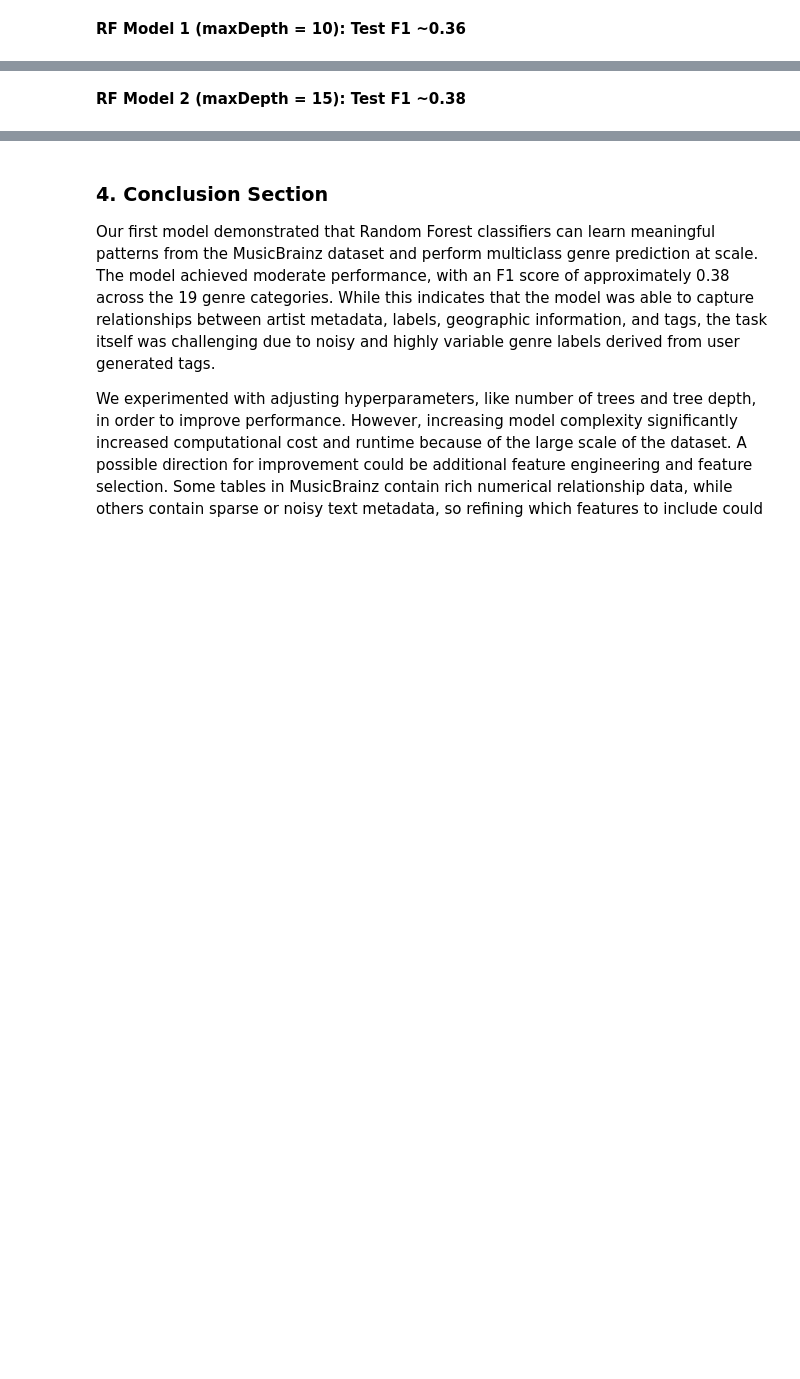
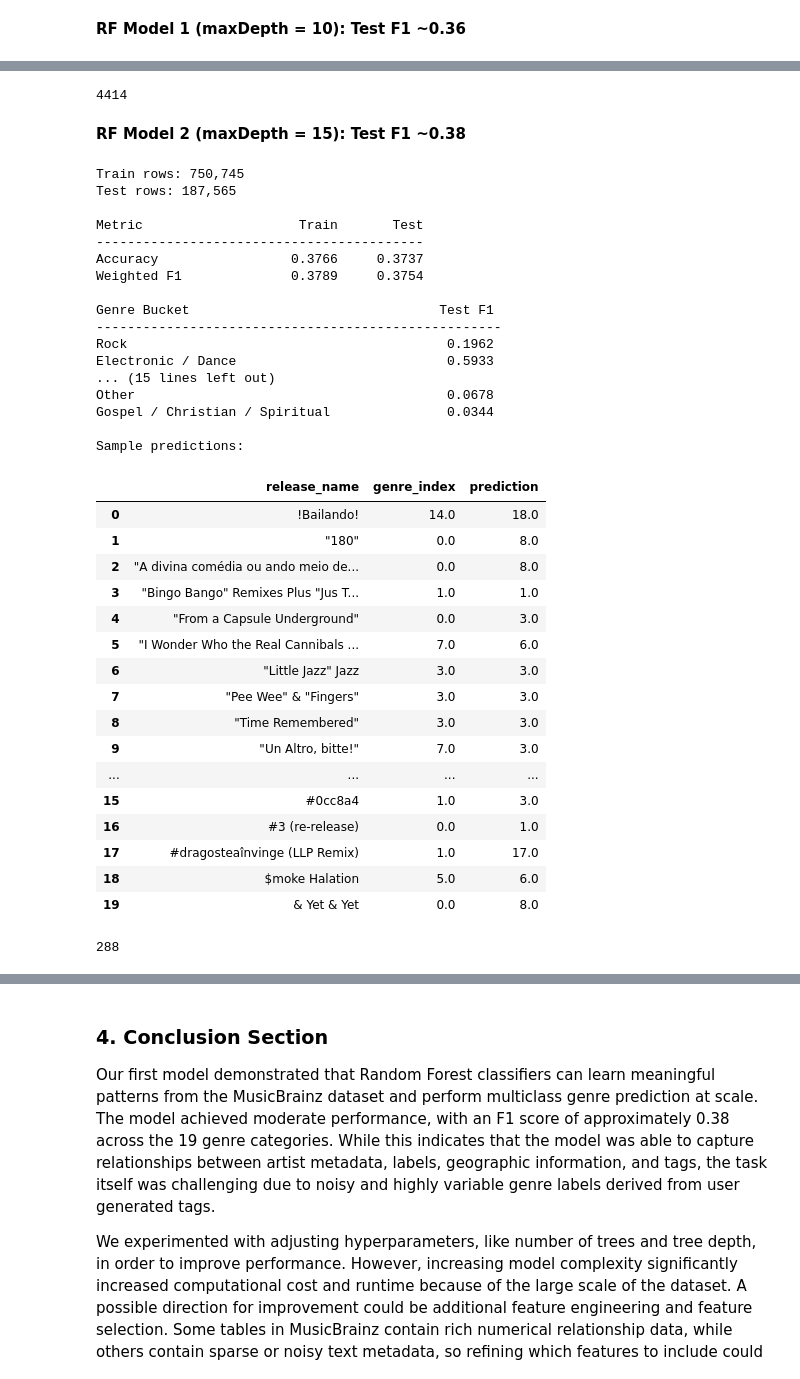
Before and after one commit to rowheaton/ragus-wheaton-iribe-232, a Jupyter notebook: musicbrainz_v3.ipynb, the cells around one changed output, grey strips where cells are left out. Drawn from its saved outputs; the diff is of its cells as text; code cells hidden in the pictures; blank space fills up the shorter version.

```diff
--- a/musicbrainz_v3.ipynb
+++ b/musicbrainz_v3.ipynb
@@ -25,8 +27,8 @@ from pyspark.ml.evaluation import MulticlassClassificationEvaluator
 
 Calculated executer memory is ~17.7GB but we reduced it to 16 GB and allocated 2 GB memory overhead per executor to prevent memory exhaustion during heavy operations.
 # %%
-total_cores = 8
-total_memory_gb = 128
+total_cores = 12
+total_memory_gb = 192
 driver_memory_gb = 4
 
 executor_instances = total_cores - 1
@@ -922,6 +1231,8 @@ del (
     idx, label, f1_val
 )
 import gc; gc.collect()
+# %% [output]
+4414
 # %% [markdown]
 **RF Model 2 (maxDepth = 15): Test F1 ~0.38**
 # %%
@@ -948,7 +1259,7 @@ rf2 = RandomForestClassifier(
     labelCol="genre_index",
     weightCol="class_weight",
     numTrees=50,
-    maxDepth=15,
+    maxDepth=12,
     maxBins=128,
     seed=42,
 )
@@ -958,33 +1269,68 @@ rf_model2 = rf2.fit(train_weighted2)
 # make predictions
 train_preds2 = rf_model2.transform(train_weighted2)
 test_preds2  = rf_model2.transform(test_df2)
 
 # calculate metrics
 acc_evaluator2 = MulticlassClassificationEvaluator(labelCol="genre_index", predictionCol="prediction", metricName="accuracy")
 f1_evaluator2 = MulticlassClassificationEvaluator(labelCol="genre_index", predictionCol="prediction", metricName="f1")
 train_acc2 = acc_evaluator2.evaluate(train_preds2)
 test_acc2  = acc_evaluator2.evaluate(test_preds2)
 train_f1_2 = f1_evaluator2.evaluate(train_preds2)
 test_f1_2  = f1_evaluator2.evaluate(test_preds2)
 
 print(f"\n{'Metric':<20} {'Train':>10} {'Test':>10}")
 print("-" * 42)
 print(f"{'Accuracy':<20} {train_acc2:>10.4f} {test_acc2:>10.4f}")
 print(f"{'Weighted F1':<20} {train_f1_2:>10.4f} {test_f1_2:>10.4f}")
 
 # display per-class F1 scores
 label_list2 = pipeline_model.stages[0].labels
 per_class_evaluator2 = MulticlassClassificationEvaluator(labelCol="genre_index", predictionCol="prediction", metricName="fMeasureByLabel")
 print(f"\n{'Genre Bucket':<40} {'Test F1':>10}")
 print("-" * 52)
 for idx, label in enumerate(label_list2):
     per_class_evaluator2.setMetricLabel(float(idx))
     f1_val2 = per_class_evaluator2.evaluate(test_preds2)
     print(f"{label:<40} {f1_val2:>10.4f}")
 
 # display sample predictions with peek
 print("\nSample predictions:")
 peek(test_preds2.select("release_name", "genre_index", "prediction"))
+# %% [output]
+Train rows: 750,745
+Test rows: 187,565
+
+Metric                    Train       Test
+------------------------------------------
+Accuracy                 0.3766     0.3737
+Weighted F1              0.3789     0.3754
+
+Genre Bucket                                Test F1
+----------------------------------------------------
+Rock                                         0.1962
+Electronic / Dance                           0.5933
+... (15 lines left out)
+Other                                        0.0678
+Gospel / Christian / Spiritual               0.0344
+
+Sample predictions:
+|  | release_name | genre_index | prediction |
+| 0 | !Bailando! | 14.0 | 18.0 |
+| 1 | "180" | 0.0 | 8.0 |
+| 2 | "A divina comédia ou ando meio de... | 0.0 | 8.0 |
+| 3 | "Bingo Bango" Remixes Plus "Jus T... | 1.0 | 1.0 |
+| 4 | "From a Capsule Underground" | 0.0 | 3.0 |
+| 5 | "I Wonder Who the Real Cannibals ... | 7.0 | 6.0 |
+| 6 | "Little Jazz" Jazz | 3.0 | 3.0 |
+| 7 | "Pee Wee" & "Fingers" | 3.0 | 3.0 |
+| 8 | "Time Remembered" | 3.0 | 3.0 |
+| 9 | "Un Altro, bitte!" | 7.0 | 3.0 |
+| ... | ... | ... | ... |
+| 15 | #0cc8a4 | 1.0 | 3.0 |
+| 16 | #3 (re-release) | 0.0 | 1.0 |
+| 17 | #dragosteaînvinge (LLP Remix) | 1.0 | 17.0 |
+| 18 | $moke Halation | 5.0 | 6.0 |
+| 19 | & Yet & Yet | 0.0 | 8.0 |
 # %%
 # garbage collection
 del (
@@ -997,6 +1343,8 @@ del (
     f1_val2,
 )
 import gc; gc.collect()
+# %% [output]
+288
 # %% [markdown]
 ### 3. Fitting Analysis
 
```
Also changed, not shown: parts of 8 cells of this notebook.
